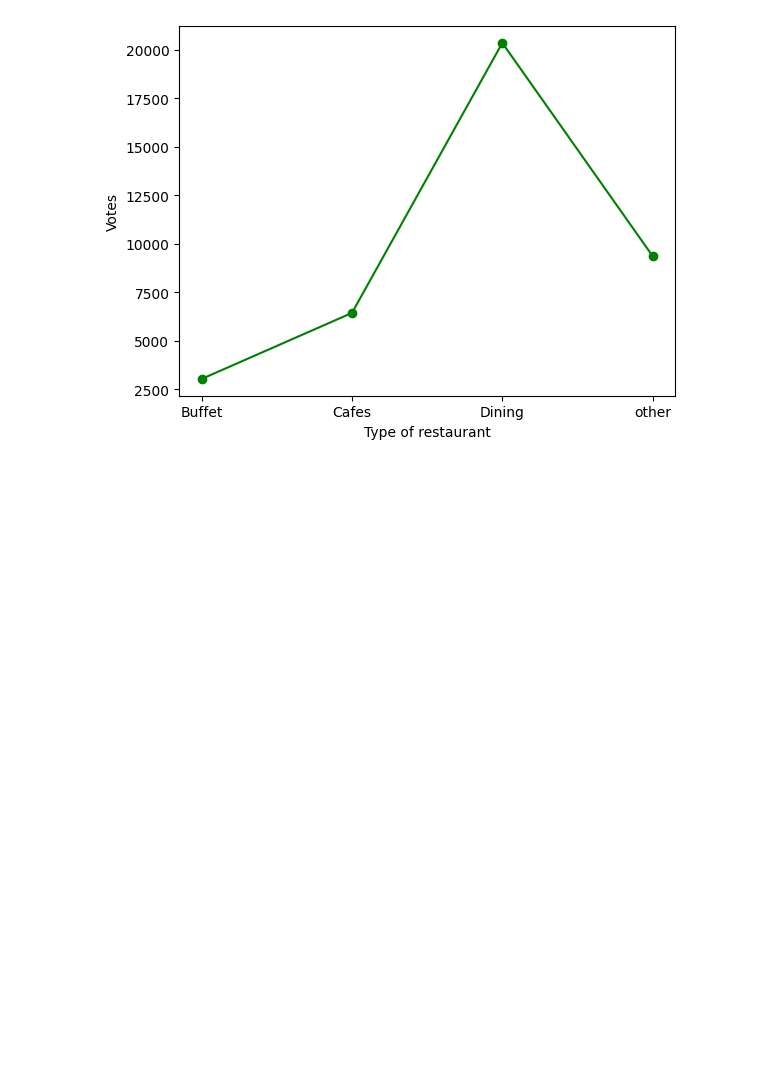
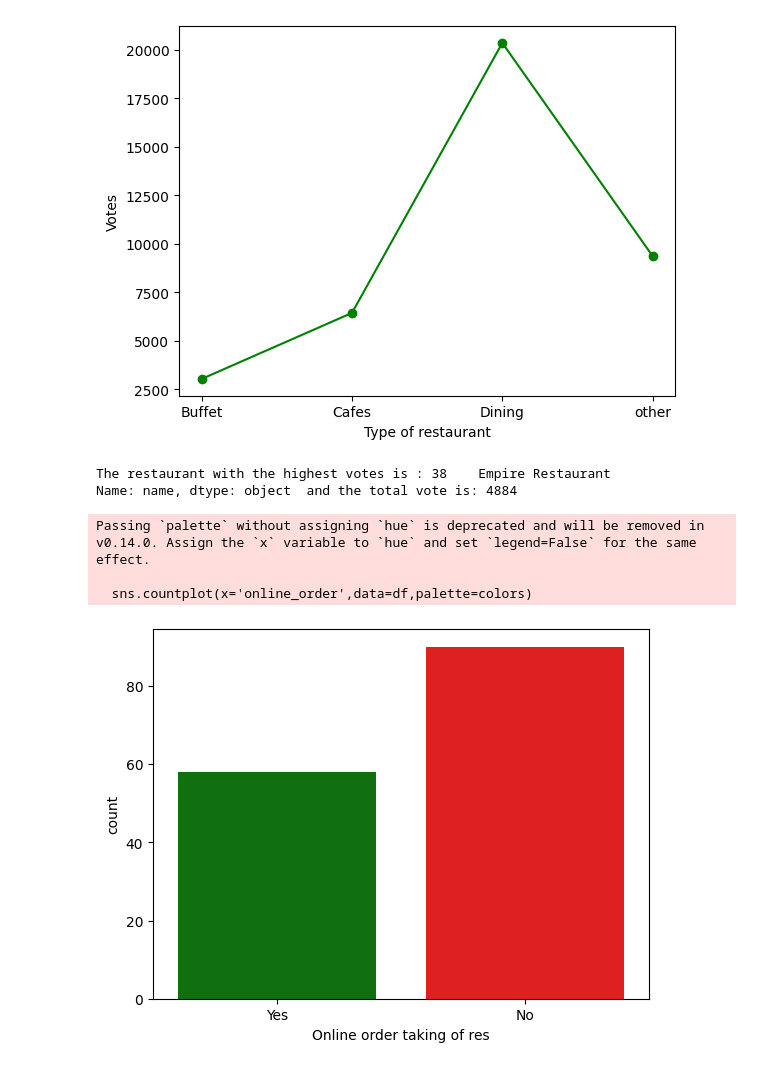
Before and after one commit to Wakgari-Eshetu/datascienceprojects, a Jupyter notebook: datavisual/notebook/zomato.ipynb, the cells around one changed output. Cells and saved outputs as stored; diff of their text form; code cells hidden in the pictures; blank space fills up the shorter version.

```diff
--- a/datavisual/notebook/zomato.ipynb
+++ b/datavisual/notebook/zomato.ipynb
@@ -83,3 +83,21 @@ plt.ylabel('Votes')
 # %% [output]
 Text(0, 0.5, 'Votes')
 [figure]
+# %%
+#identifing the most voted restaurant type
+max_votes = df['votes'].max()
+res_with_max_votes = df.loc[df['votes'] == max_votes,'name']
+print("The restaurant with the highest votes is :",res_with_max_votes ," and the total vote is:",max_votes)
+
+#now lets check the online_order res take
+colors = ['green','red'] #since the number is ethier yes or no
+sns.countplot(x='online_order',data=df,palette=colors)
+plt.xlabel("Online order taking of res")
+plt.show()
+# %% [output]
+The restaurant with the highest votes is : 38    Empire Restaurant
+Name: name, dtype: object  and the total vote is: 4884
+Passing `palette` without assigning `hue` is deprecated and will be removed in v0.14.0. Assign the `x` variable to `hue` and set `legend=False` for the same effect.
+
+  sns.countplot(x='online_order',data=df,palette=colors)
+[figure, added]
```
